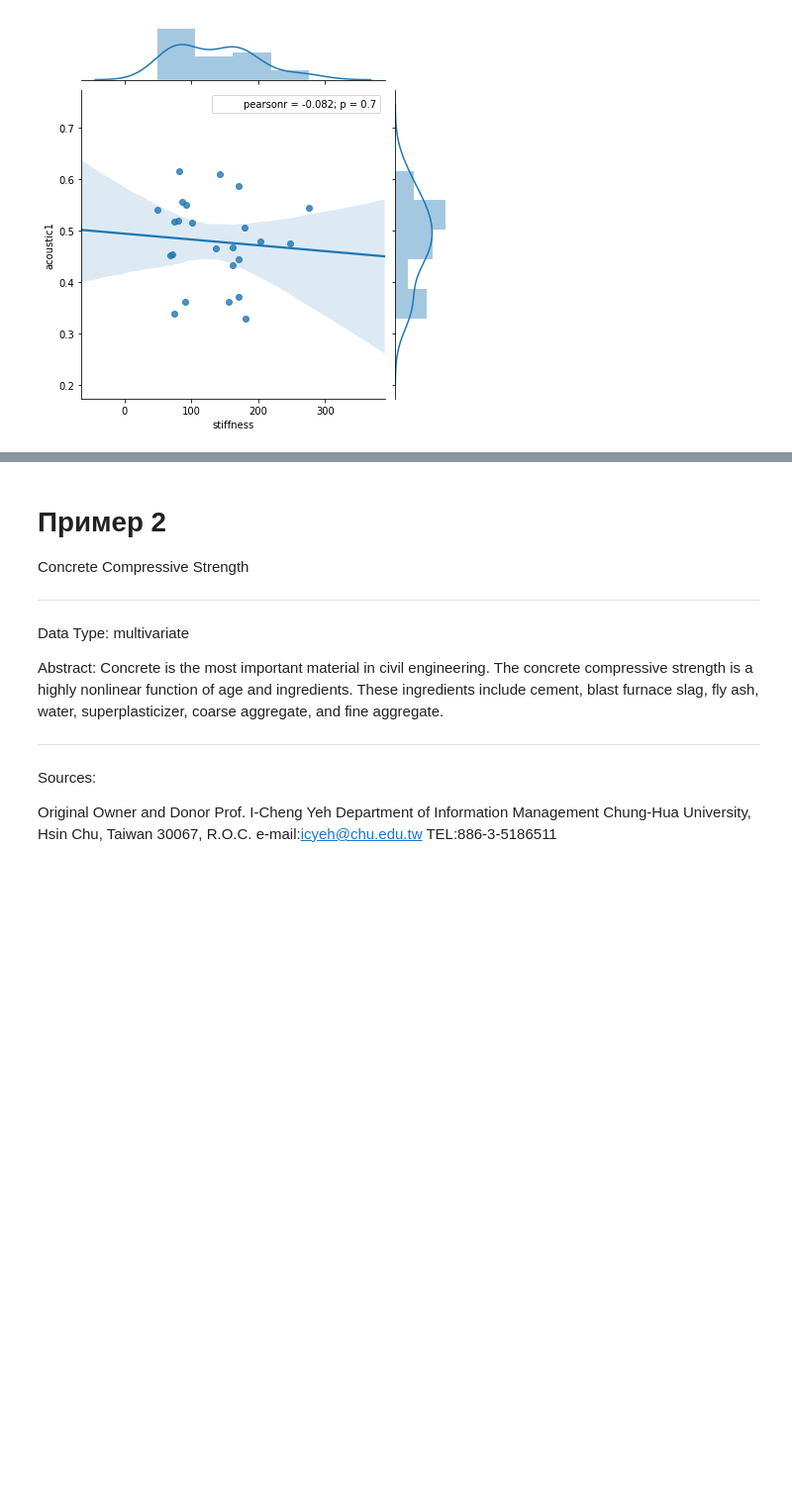
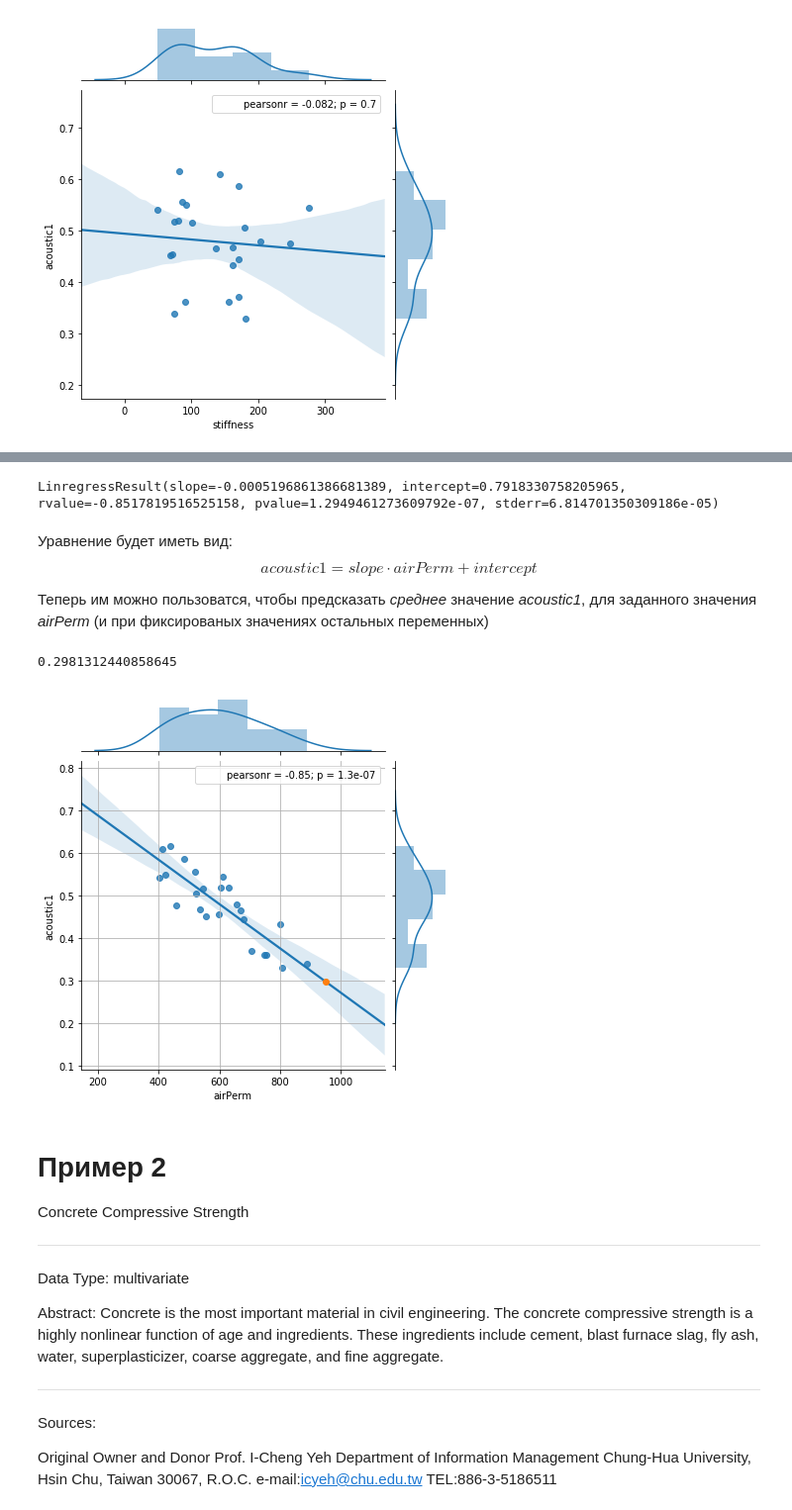
Before and after one commit to VetrovSV/AppMathST, a Jupyter notebook: examples/correlation/correlation.ipynb, the cells around one changed output, grey strips where cells are left out. Shown at 99% size. Saved outputs shown, nothing was run; the diff lists cells and outputs as text; code cells hidden in the pictures; blank space fills up the shorter version.

```diff
--- a/examples/correlation/correlation.ipynb
+++ b/examples/correlation/correlation.ipynb
@@ -203,3 +223,28 @@ seaborn.jointplot(data=data, x="stiffness", y="acoustic1", kind='reg')
+# %%
+linregress(data['airPerm'], data['acoustic1'])
+# %% [output]
+LinregressResult(slope=-0.0005196861386681389, intercept=0.7918330758205965, rvalue=-0.8517819516525158, pvalue=1.2949461273609792e-07, stderr=6.814701350309186e-05)
+# %% [markdown]
+Уравнение будет иметь вид:
+$$ acoustic1 = slope \cdot airPerm + intercept $$
+
+
+Теперь им можно пользоватся, чтобы предсказать *среднее* значение *acoustic1*, для заданного значения *airPerm* (и при фиксированых значениях остальных переменных)
+# %%
+# например вычислим коэф. звукопоглощения1 (acoustic1)
+# для воздухопроницаемости airPerm 950 mm/s
+-0.0005196861386681389 * 950 + 0.7918330758205965
+# %% [output]
+0.2981312440858645
+# %%
+# построим диаграмму рассеивания и линию регрессии
+seaborn.jointplot(data['airPerm'], data['acoustic1'], kind='reg')
+
+# отметим предсказанное значение коэф. звукопоглощения
+plot(950, 0.2981312440858645, 'o')
+grid()
+# %% [output]
+[figure, added]
 # %% [markdown]
 # Пример 2
 
```
Also changed, not shown: parts of 21 cells of this notebook, 2 other files.
